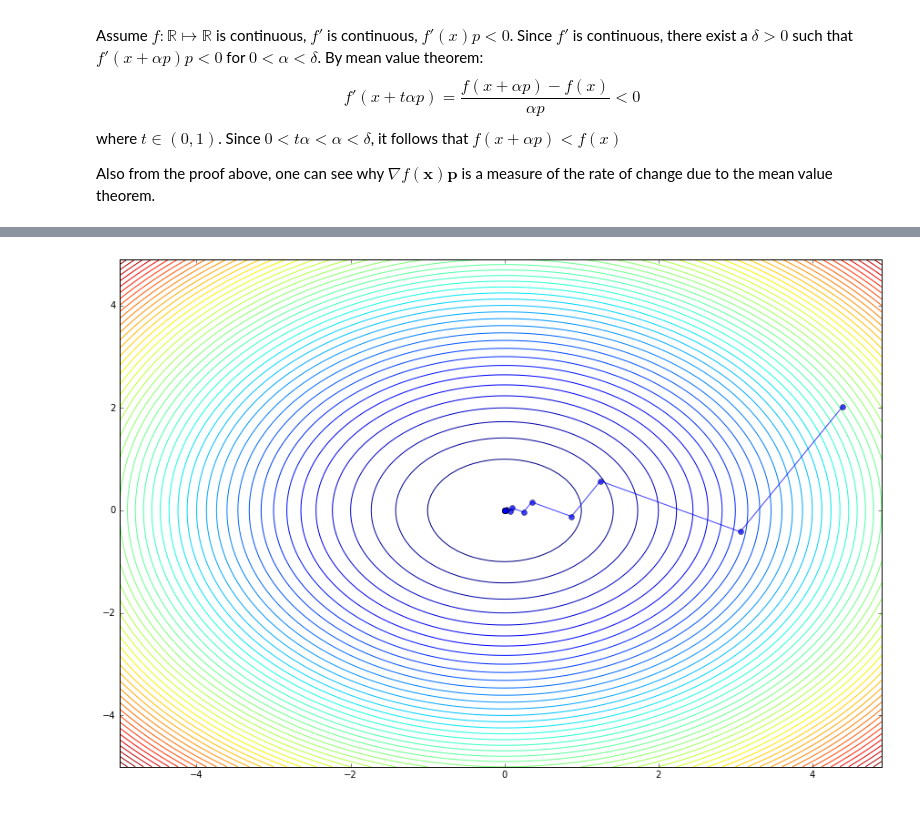
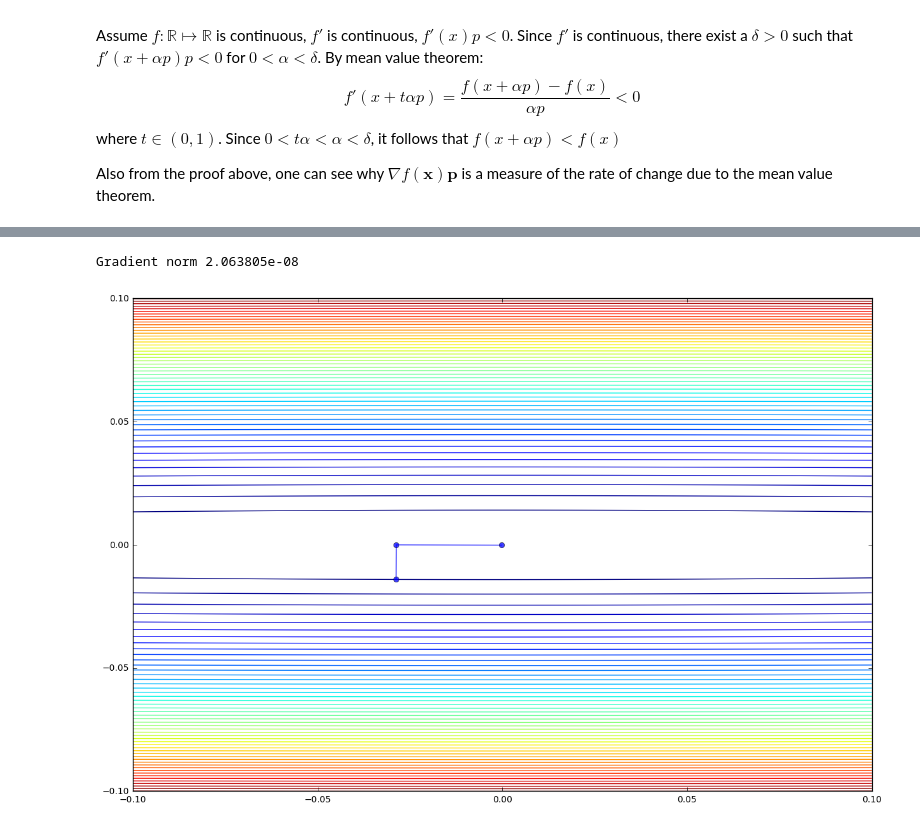
Before and after one commit to ceroytres/ipython-notebooks, a Jupyter notebook: Numerical Optimization/Gradient Descent.ipynb, the cells around one changed output, grey strips where cells are left out. Saved outputs shown, nothing was run; the diff lists cells and outputs as text; code cells hidden in the pictures.

```diff
--- a/Numerical Optimization/Gradient Descent.ipynb
+++ b/Numerical Optimization/Gradient Descent.ipynb
@@ -61,37 +63,39 @@ $$ t= \frac{\nabla f(x)^T \nabla f(x)}{\nabla f(x)^T \mathbf{H} \nabla f(x)} $$
 # %%
-%matplotlib inline
 import matplotlib.pyplot as plt
 import numpy as np
 
-n=np.arange(-5,5,.1)
+n=np.linspace(-.1,.1,100)
+
 X,Y=np.meshgrid(n,n)
-F=2*X**2+2*Y**2
 
-x=np.random.randn(2,1)+5*np.random.rand(2,1)
-A=np.array([[.5,0],[0,2]])
-g=A.dot(x)
-norm_g=g.T.dot(g)
+a,b = .01, 5
+F=.5*(a*(X**2)+b*(Y**2))
 
-path=[x.copy()]
-tol=1e-9
+x=.01*np.random.randn(2,1)
+A=.5*np.array([[a,0],[0,b]])
+
+
+path=[x]
+tol=1e-3
 t=1
 
-while norm_g>tol:
-    eta=(g.T.dot(g)/(g.T.dot(A.dot(g))))
-    x-=g*eta
-    g=A.dot(x)
-    norm_g=g.T.dot(g)
-    path.append(x.copy())
-    t+=1
-    if t==1e4:
+while True:
+    g = A.dot(x)
+
+    t = np.sum(g**2)/np.sum(g*A.dot(g))
+    x = x - t*g
+    path.append(x)
+    g_norm = np.sum(g**2)
+    if g_norm <tol:
+        print "Gradient norm %e" %(g_norm)
         break
 
+
 path=np.array(path)
-
-
 plt.figure(figsize=(15,10))
 plt.contour(X,Y,F,50)
 plt.plot(path[:,0],path[:,1],'-o',alpha=.75)
 plt.show()
 # %% [output]
+Gradient norm 2.063805e-08
-[figure, old version]
+[figure, new version]
```
Also changed, not shown: parts of 2 cells of this notebook, 2 other files.
